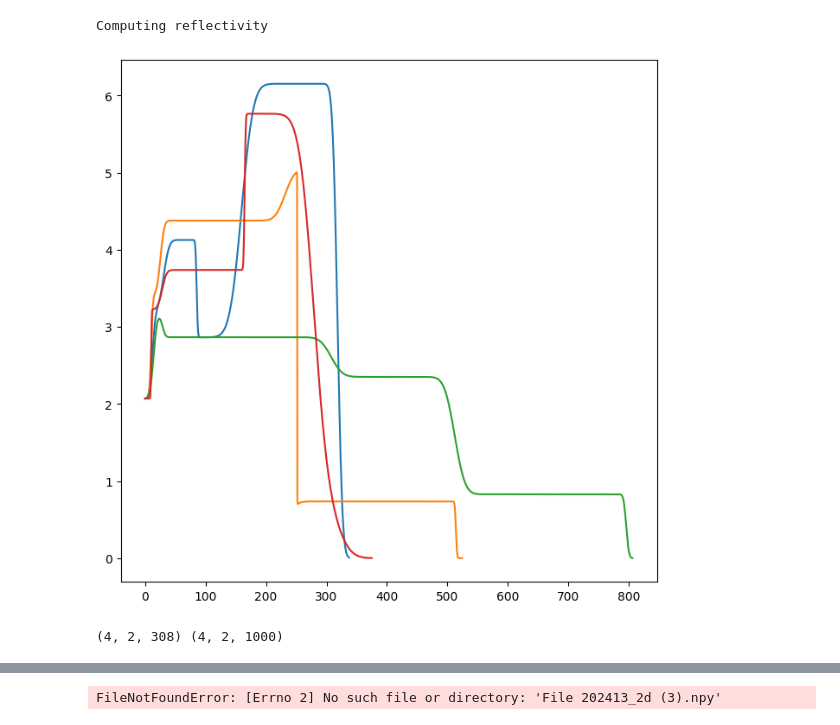
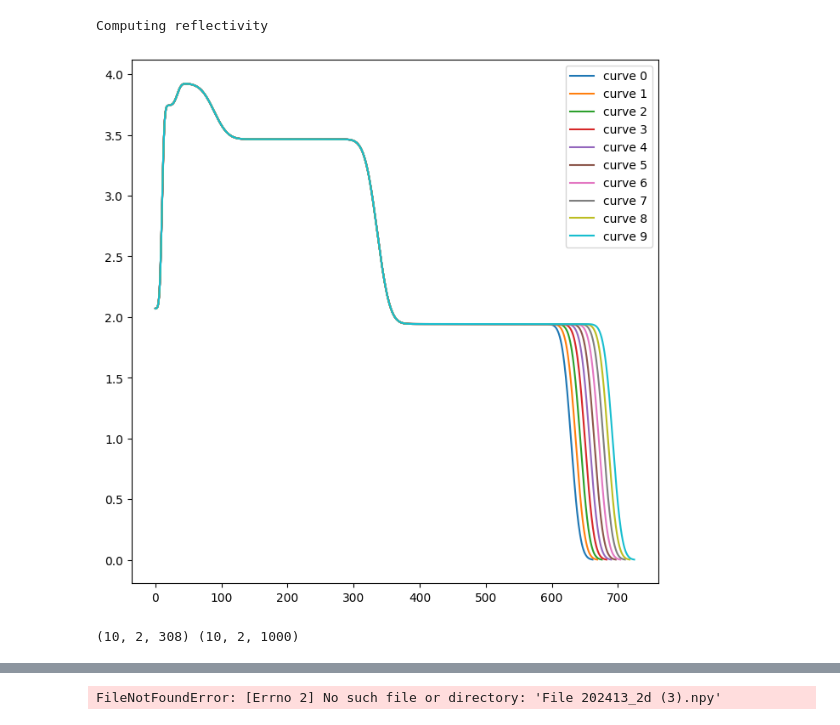
Before and after one commit to Yuting-Shao/ORNLThesis2, a Jupyter notebook: Ionic Curve Generator.ipynb, the cells around one changed output, grey strips where cells are left out. Cells and saved outputs as stored; diff of their text form; code cells hidden in the pictures.

```diff
--- a/Ionic Curve Generator.ipynb
+++ b/Ionic Curve Generator.ipynb
@@ -283,22 +276,8 @@ class TimeResolvedReflectivityModels(ReflectivityModels):
         """
         npars = len(self.parameters)
         self._train_pars = np.random.uniform(low=-1, high=1, size=[n, npars])
-        self._train_data_time_resolved = np.zeros((n, time_points, len(self.q)))
-
-        for i in range(n):
-            for t in range(time_points):
-                growth_rate = 100.0
-                self.model_description['layers'][-2]['thickness'] += growth_rate * t
-
-                # calculate the reflectivity at this time point
-                _desc = self.get_model_description(self._train_pars[i])
-                r, z, sld = calculate_reflectivity(self.q, _desc)
-                self._train_data_time_resolved[i, t, :] = np.log10(r * self.q ** 2 / self.q[0] ** 2)
-
-        return self._train_pars, self._train_data_time_resolved
-
-# Example usage:
-# model = TimeResolvedReflectivityModels()
-# train_pars, train_data_time_resolved = model.generate_time_resolved(n=100, time_points=10)
+        for i in range(time_points):
+            self._train_pars[0][-2] += 0.05
+            self.compute_reflectivity()
 # %%
 model = TimeResolvedReflectivityModels()
@@ -336,53 +307,24 @@ m.generate(40)
 # %% [output]
 Computing reflectivity
 # %%
+m = model
 pars, train_data = m.get_preprocessed_data()
 
 
 fig = plt.figure(dpi=100, figsize=[8,8])
 # Let's look at a few curves
 min_x = float('inf')
 max_x = -float('inf')
-# print(m._refl_array)
-# for index in range(6000):
-#     # You can access the true physical parameters by transforming the pre-processed parameters
-#     # which are between -1 and 1.
-#     model_parameters = m.to_model_parameters(m._train_pars[index])
-
-#     # print("Parameters: %s" % model_parameters)
-#     # model_parameters = m.to_model_parameters(m._train_pars[index])
-
-#     # print("Parameters: %s" % model_parameters)
-
-#     # You can access the unmodified reflectivity curve by using m._refl_array directly.
-#     min_x = min(min_x, min(m._smooth_array[index][0]))
-#     max_x = max(max_x, max(m._smooth_array[index][0]))
-
-# for index in range(18000):
-#   for j in range(len(m._smooth_array[index][0])):
-#     if m._smooth_array[index][1][j] == 0:
-#       max_x = max(max_x, m._smooth_array[index][0][j])
-#       break
-
-# print(max_x)
 for index in range(len(m._smooth_array)):
   min_x = min(m._smooth_array[index][0])
   for i in range(len(m._smooth_array[index][0])):
     m._smooth_array[index][0][i] -= min_x
-  # zNew = np.linspace(m._smooth_array[index][0][0], 800, num=308)
-  # newCurve = CubicSpline(m._smooth_array[index][0], m._smooth_array[index][1])
-  # sldNew = []
-  # for i in range(zNew.shape[0]):
-  #   sldNew.append(newCurve(zNew[i]))
-  # m._smooth_array[index][0] = zNew
-  # m._smooth_array[index][1] = sldNew
-# for index in range(80000):
-#   print(m._smooth_array[index][0][0], m._smooth_array[index][1][0])
 for index in range(len(m._smooth_array)):
-    plt.plot(m._smooth_array[index][0], m._smooth_array[index][1])
+    plt.plot(m._smooth_array[index][0], m._smooth_array[index][1], label='curve %d' % index)
+plt.legend()
 plt.show()
 # %% [output]
-[figure, old version]
+[figure, new version]
 # %%
 settingUp = []
 SLDSet = []
@@ -397,7 +339,7 @@ print(totalStack.shape, totalParams.shape)
 np.save("SLD_CurvesSAME2DExperimentXPOINTS2.npy", totalParams)
 np.save("NR-SLD_CurvesSAME2DExperimentXPOINTS2.npy", totalStack)
 # %% [output]
-(4, 2, 308) (4, 2, 1000)
+(10, 2, 308) (10, 2, 1000)
 # %%
 def calculate_reflectivity_from_profile(q, z_step, sld, q_resolution=0.0294855):
 
```
Also changed, not shown: parts of 4 cells of this notebook, 3 other files.
